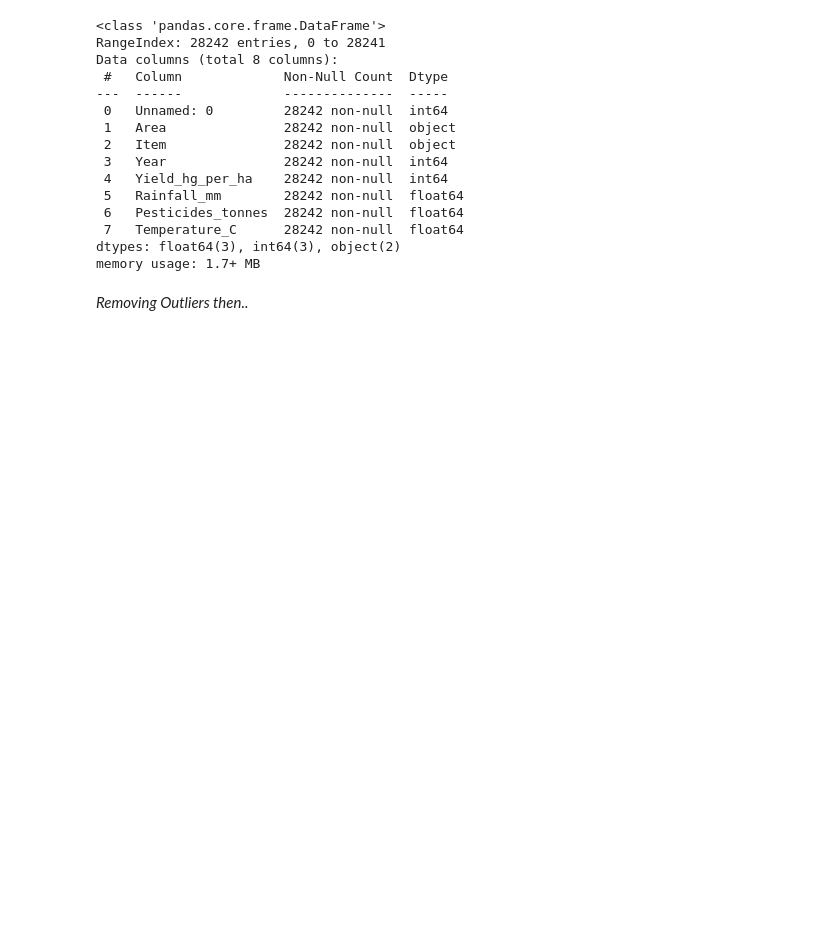
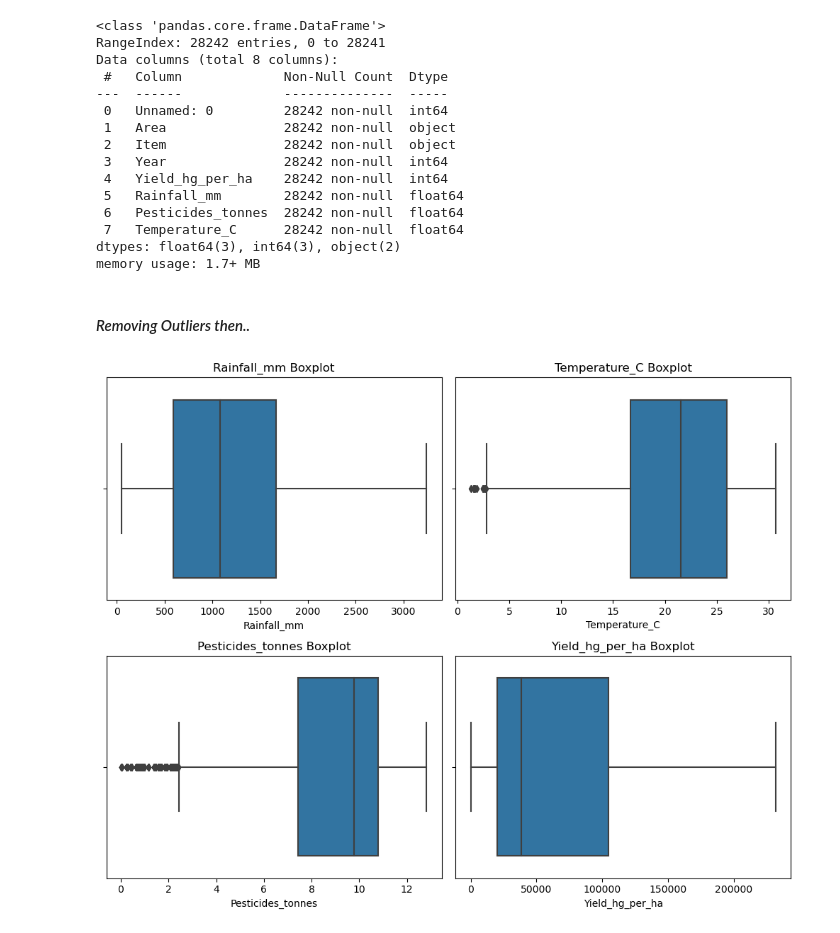
Before and after one commit to Bravinkindi9/Crop-yield-Prediction, a Jupyter notebook: model_train.ipynb, the cells around one changed output. Drawn from its saved outputs; the diff is of its cells as text; code cells hidden in the pictures; blank space fills up the shorter version.

```diff
--- a/model_train.ipynb
+++ b/model_train.ipynb
@@ -256,7 +258,7 @@ Data columns (total 8 columns):
 dtypes: float64(3), int64(3), object(2)
 memory usage: 1.7+ MB
 # %% [markdown]
-*Removing Outliers then..*
+#### *Removing Outliers then..*
 # %%
 def cap_outliers(yield_read, col):
     Q1 = yield_read[col].quantile(0.25)
@@ -269,6 +271,9 @@ def cap_outliers(yield_read, col):
 
 # Example: Cap outliers in Yield_hg_per_ha
 yield_read = cap_outliers(yield_read, 'Yield_hg_per_ha')
+# %%
+import numpy as np
+yield_read['Pesticides_tonnes'] = np.log1p(yield_read['Pesticides_tonnes'])
 # %%
 def remove_outliers_iqr(yield_read, col):
     Q1 = yield_read[col].quantile(0.25)
@@ -280,3 +285,16 @@ def remove_outliers_iqr(yield_read, col):
 
 # Example: Remove outliers from Pesticides_tonnes
 yield_read_clean = remove_outliers_iqr(yield_read, 'Pesticides_tonnes')
+# %%
+fig, axes = plt.subplots(2, 2, figsize=(10, 8))  # Pre-create all subplots
+
+columns = ['Rainfall_mm', 'Temperature_C', 'Pesticides_tonnes', 'Yield_hg_per_ha']
+
+for ax, col in zip(axes.flatten(), columns):
+    sns.boxplot(x=yield_read[col], ax=ax)
+    ax.set_title(f'{col} Boxplot')
+
+plt.tight_layout()
+plt.show()
+# %% [output]
+[figure, added]
```
Also changed, not shown: parts of 30 cells of this notebook.
